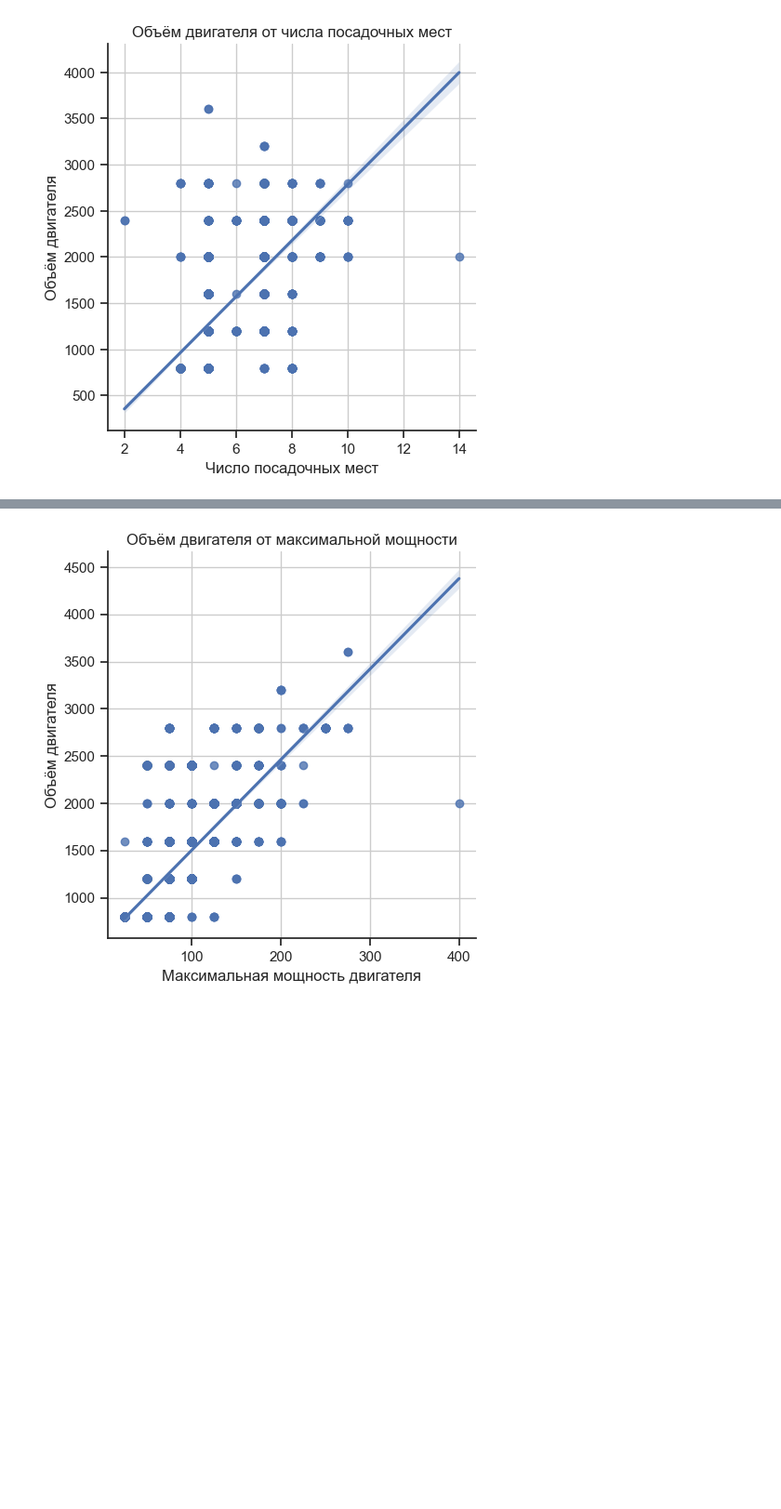
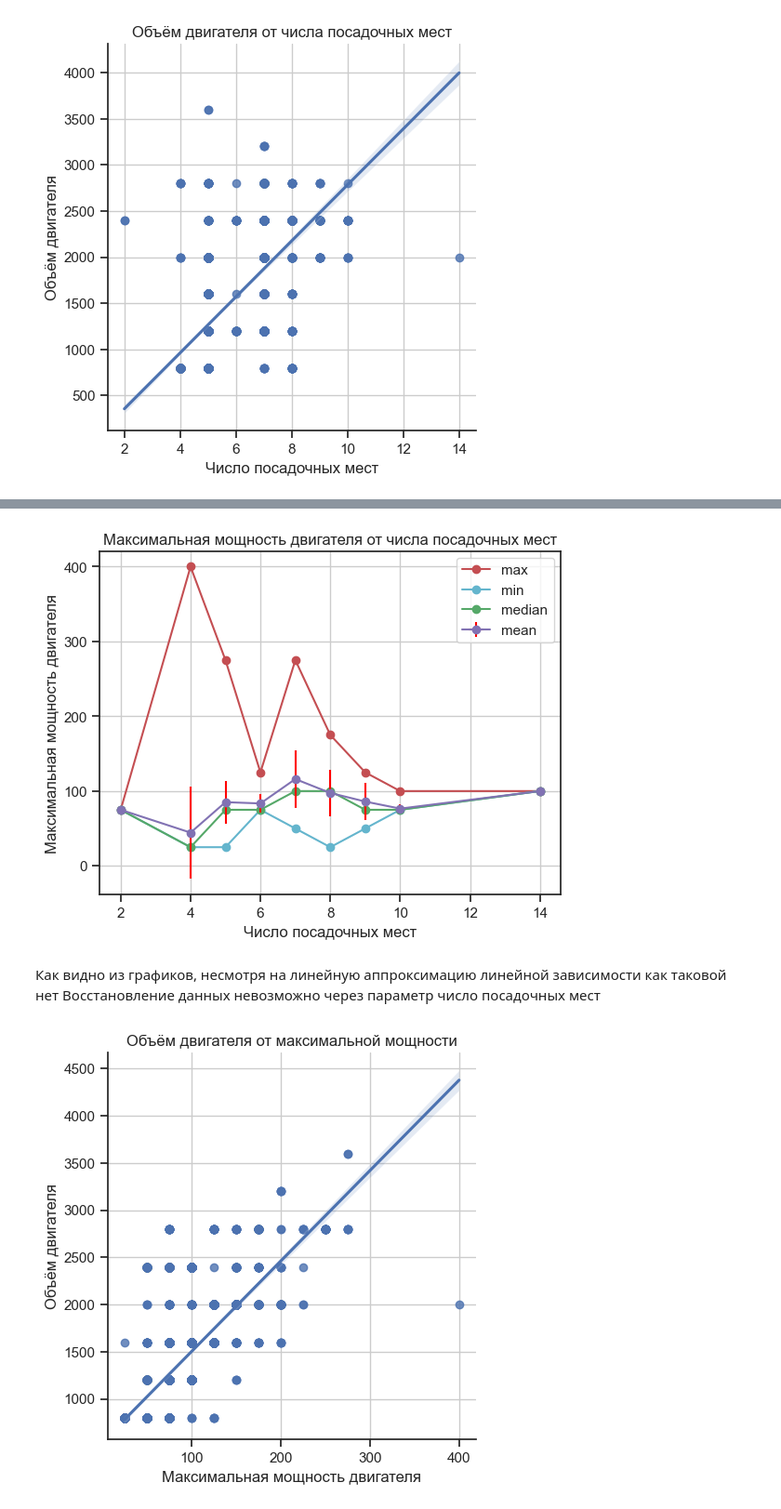
Before and after one commit to LlirikOknessu/tpu-8e21-ai-basis, a Jupyter notebook: Racheev/EDA_Racheev.ipynb, the cells around one changed output, grey strips where cells are left out. Shown at 93% size. Saved outputs shown, nothing was run; the diff lists cells and outputs as text; code cells hidden in the pictures; blank space fills up the shorter version.

```diff
--- a/Racheev/EDA_Racheev.ipynb
+++ b/Racheev/EDA_Racheev.ipynb
@@ -2982,0 +2995,4 @@ plt.show()
+# %%
+pow_st = car_table[(car_table['seats'].isnull()==False) & (car_table['mpow_val_d']!=0)].groupby('seats')['mpow_val_d'].agg(['mean', 'max', 'min','median','std', 'count']).reset_index()
+pow_st['std'] = pow_st['std'].fillna(0)
+pow_st
@@ -2983,3 +3010,23 @@ plt.show()
+# %%
+fig, ax = plt.subplots()
+ax.plot(pow_st['seats'],pow_st['max'], color='r', marker='o', markersize=6)
+ax.plot(pow_st['seats'],pow_st['min'], color='c', marker='o', markersize=6)
+ax.plot(pow_st['seats'],pow_st['median'], color='g', marker='o', markersize=6)
+ax.errorbar(pow_st['seats'],pow_st['mean'], color='m', markersize=6, xerr=0, yerr=pow_st['std'], fmt='o-', ecolor='red')
+plt.title('Максимальная мощность двигателя от числа посадочных мест')
+plt.xlabel('Число посадочных мест')
+plt.ylabel('Максимальная мощность двигателя') #Подпись для оси y
+#ax.set(xlim=(0, 40), xticks=np.arange(0, 41, 2),
+   # ylim=(0, 11*math.pow(10,6)), yticks=np.arange(0, 11)*math.pow(10,6),
+   #    yticklabels=np.arange(0, 11))
+ax.legend(['max', 'min','median', 'mean'])
+ax.grid()
+plt.show()
+# %% [output]
+[figure, added]
+# %% [markdown]
+Как видно из графиков, несмотря на линейную аппроксимацию линейной зависимости как таковой нет
+Восстановление данных невозможно через параметр число посадочных мест
 # %%
 sns.set_theme(style="ticks")
 sns.lmplot(x='mpow_val_d', y='eng_val_d', data=car_table[(car_table['mpow_val_d']!=0) & (car_table['eng_val_d']!=0)], height=5)
```
Also changed, not shown: parts of 18 cells of this notebook, 2 other files.
